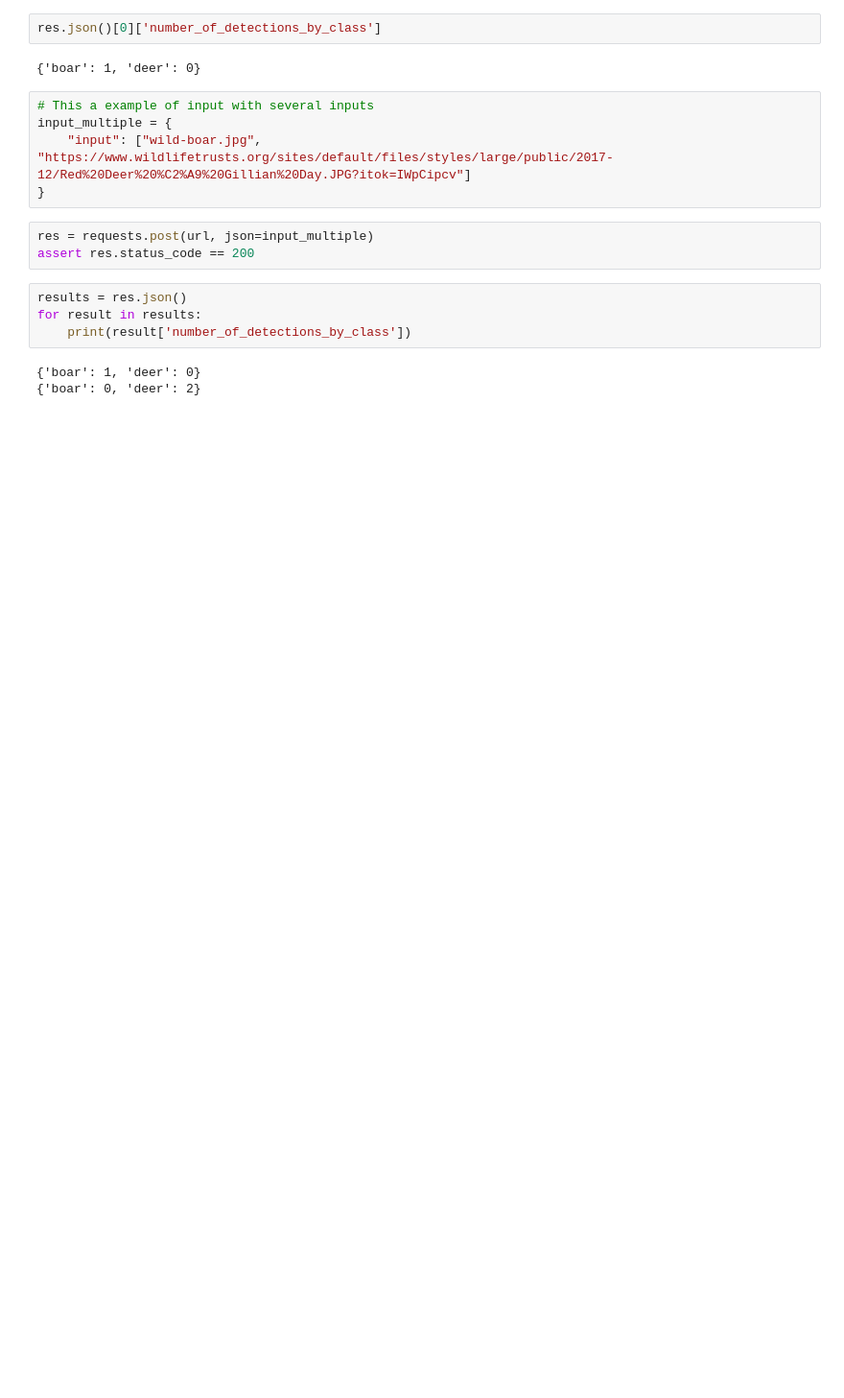
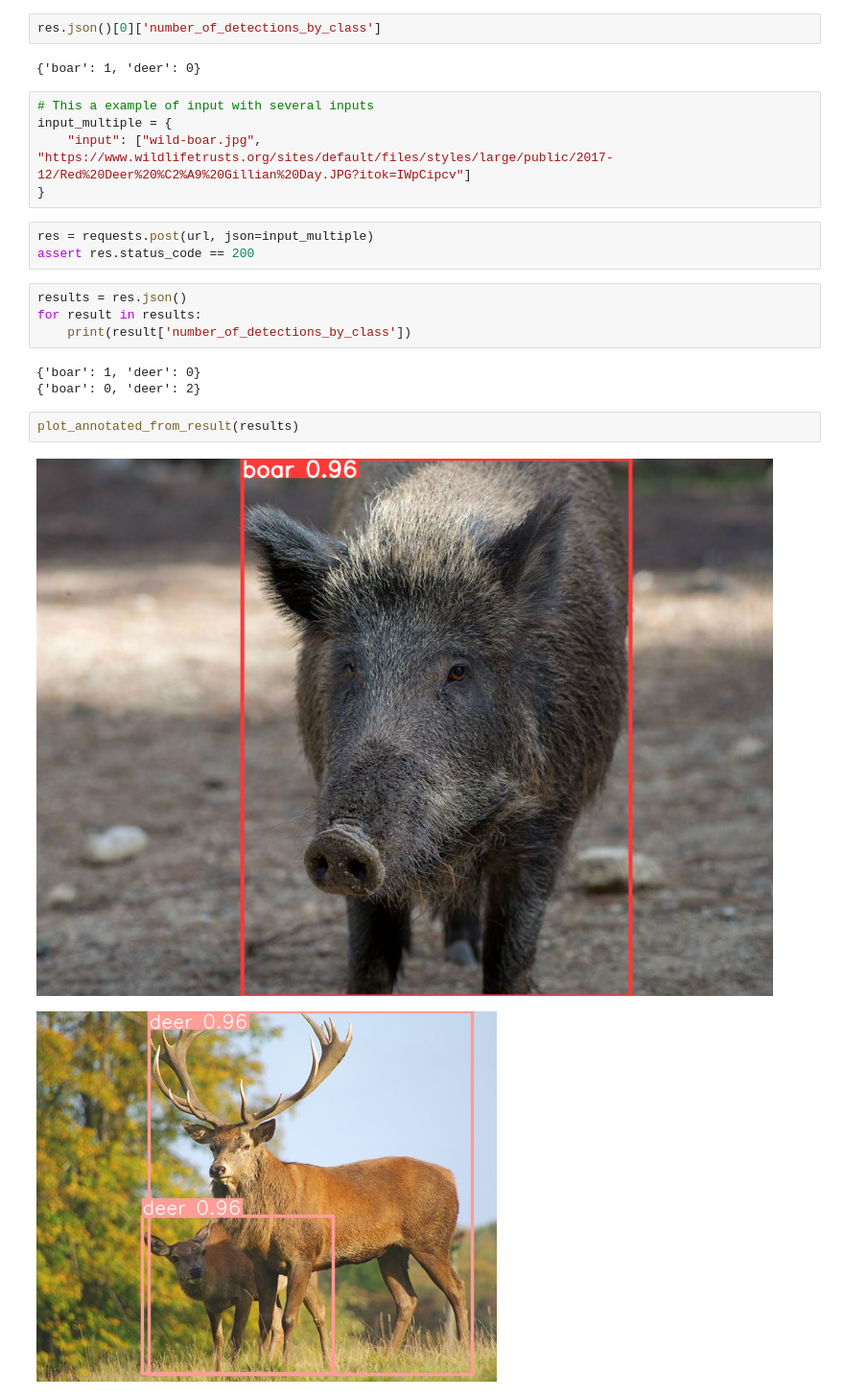
Before and after one commit to YounessAm/deer_boar_detection, a Jupyter notebook: Test_Endpoint.ipynb, the cells around one changed output. Shown at 96% size. Cells and saved outputs as stored; diff of their text form; blank space fills up the shorter version.

Commit message:
Add files via upload
added plot

```diff
--- a/Test_Endpoint.ipynb
+++ b/Test_Endpoint.ipynb
@@ -58,3 +64,8 @@ for result in results:
 # %% [output]
 {'boar': 1, 'deer': 0}
 {'boar': 0, 'deer': 2}
+# %%
+plot_annotated_from_result(results)
+# %% [output]
+[figure, added]
+[figure, added]
```
Also changed, not shown: parts of 4 cells of this notebook.
